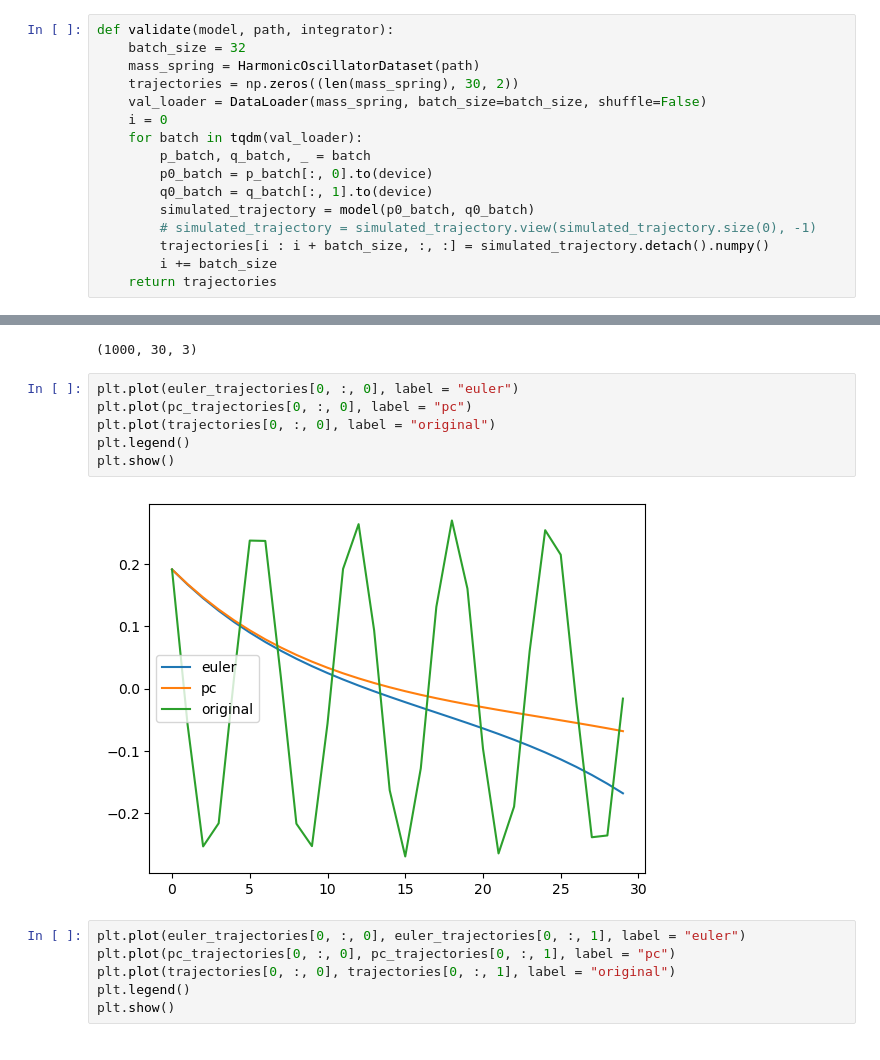
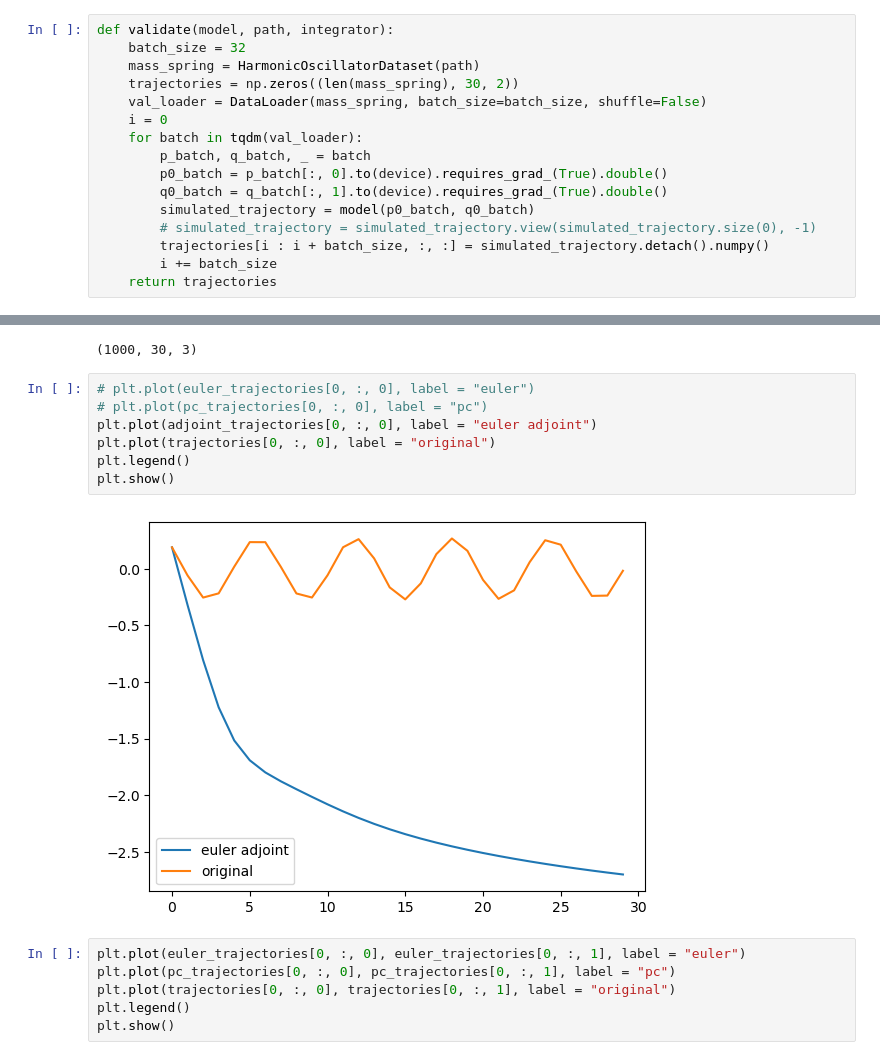
Before and after one commit to chandan21gupta/symplectic_adjoint_hnn, a Jupyter notebook: analysis.ipynb, the cells around one changed output, grey strips where cells are left out. Saved outputs shown, nothing was run; the diff lists cells and outputs as text.

```diff
--- a/analysis.ipynb
+++ b/analysis.ipynb
@@ -865,8 +818,8 @@ def validate(model, path, integrator):
     i = 0
     for batch in tqdm(val_loader):
         p_batch, q_batch, _ = batch
-        p0_batch = p_batch[:, 0].to(device)
-        q0_batch = q_batch[:, 1].to(device)
+        p0_batch = p_batch[:, 0].to(device).requires_grad_(True).double()
+        q0_batch = q_batch[:, 1].to(device).requires_grad_(True).double()
         simulated_trajectory = model(p0_batch, q0_batch)
         # simulated_trajectory = simulated_trajectory.view(simulated_trajectory.size(0), -1)
         trajectories[i : i + batch_size, :, :] = simulated_trajectory.detach().numpy()
@@ -904,13 +868,14 @@ trajectories.shape
 # %% [output]
 (1000, 30, 3)
 # %%
-plt.plot(euler_trajectories[0, :, 0], label = "euler")
-plt.plot(pc_trajectories[0, :, 0], label = "pc")
+# plt.plot(euler_trajectories[0, :, 0], label = "euler")
+# plt.plot(pc_trajectories[0, :, 0], label = "pc")
+plt.plot(adjoint_trajectories[0, :, 0], label = "euler adjoint")
 plt.plot(trajectories[0, :, 0], label = "original")
 plt.legend()
 plt.show()
 # %% [output]
-[figure, old version]
+[figure, new version]
 # %%
 plt.plot(euler_trajectories[0, :, 0], euler_trajectories[0, :, 1], label = "euler")
 plt.plot(pc_trajectories[0, :, 0], pc_trajectories[0, :, 1], label = "pc")
```
Also changed, not shown: parts of 7 cells of this notebook.
